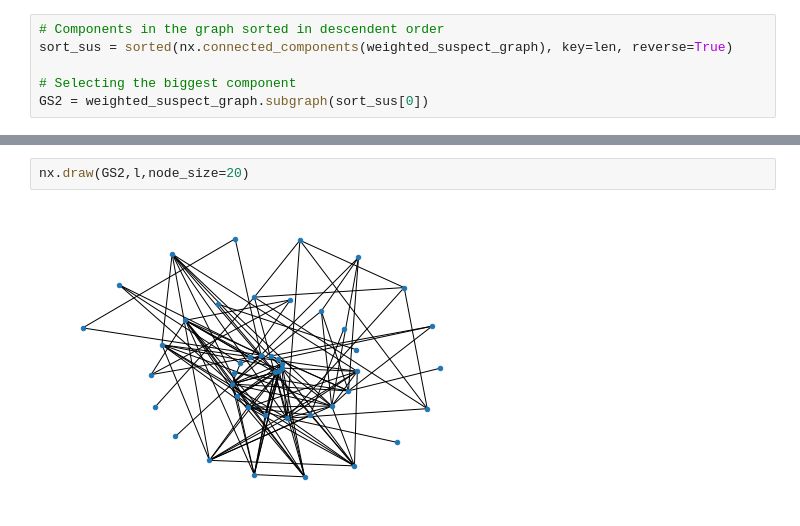
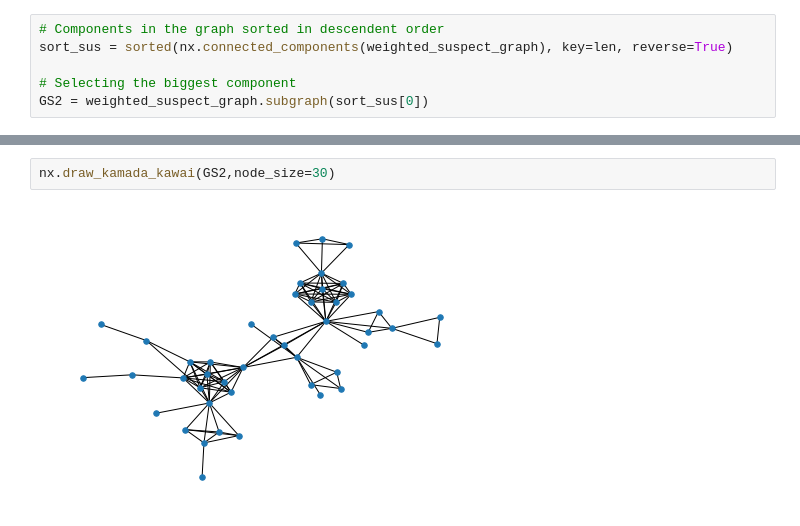
Before and after one commit to dmdequin/CrimeNetworkAnalysis, a Jupyter notebook: Notebooks/notebook.ipynb, the cells around one changed output, grey strips where cells are left out. Cells and saved outputs as stored; diff of their text form.

Commit message:
Update notebook.ipynb
Added more to the suspect graph, LCC and graph drawings.

```diff
--- a/Notebooks/notebook.ipynb
+++ b/Notebooks/notebook.ipynb
@@ -750,4 +753,4 @@ l = nx.spiral_layout(GS2)
 # %%
-nx.draw(GS2,l,node_size=20)
+nx.draw_kamada_kawai(GS2,node_size=30)
 # %% [output]
-[figure, old version]
+[figure, new version]
```
Also changed, not shown: parts of 2 cells of this notebook.
